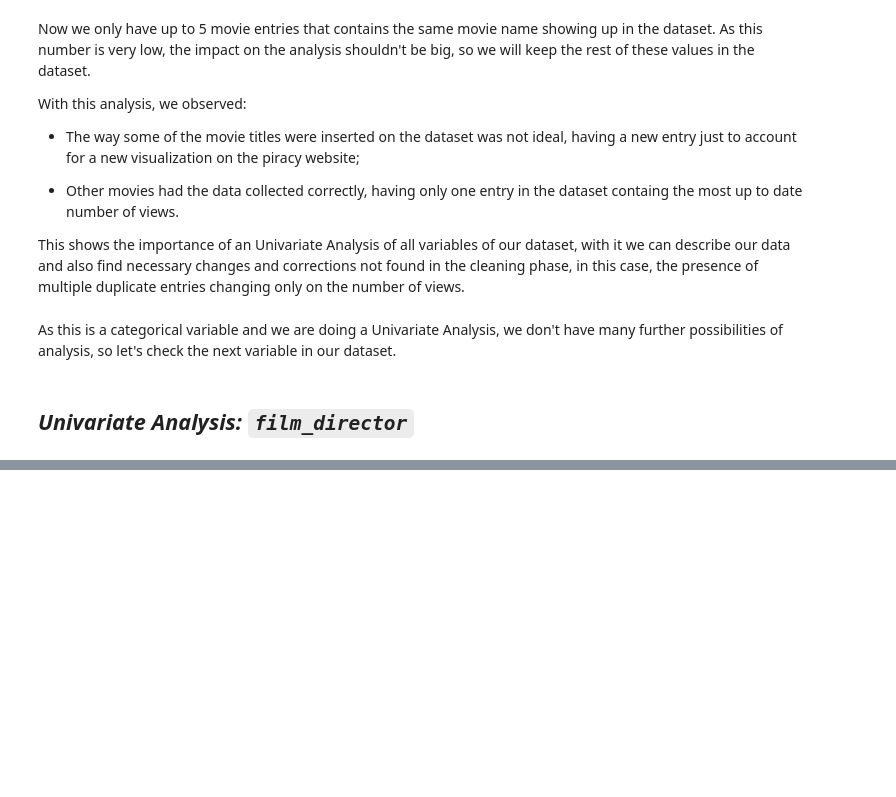
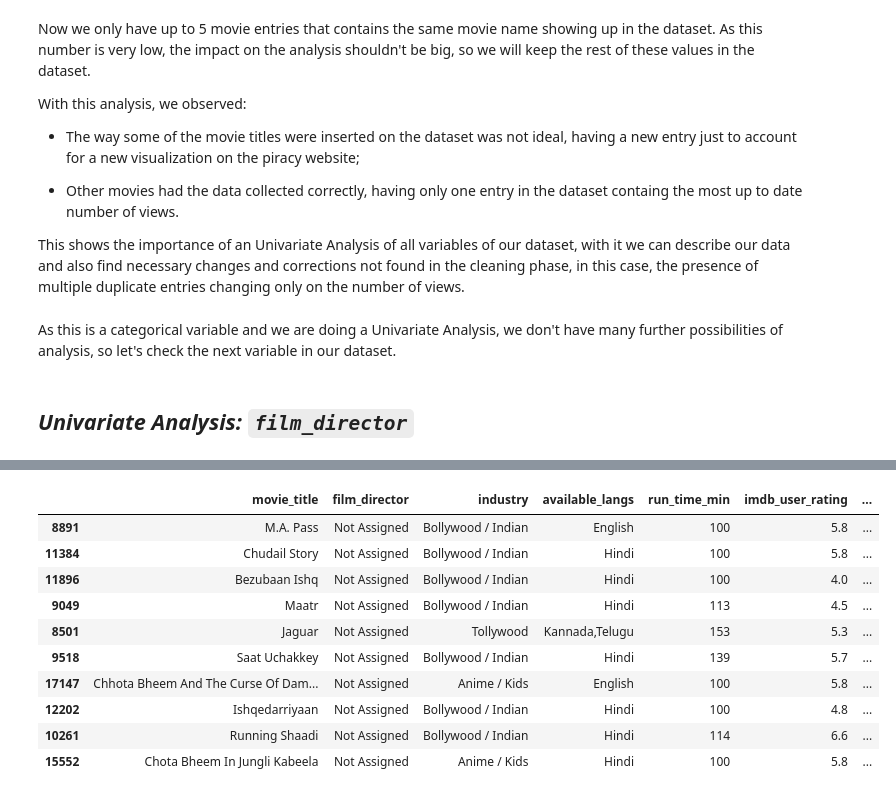
Before and after one commit to JoSEPHDev2022/EDA_Pirated_Movies, a Jupyter notebook: project/2_univariate_analysis.ipynb, the cells around one changed output, grey strips where cells are left out. Cells and saved outputs as stored; diff of their text form; code cells hidden in the pictures; blank space fills up the shorter version.

Commit message:
Univariate Analysis: film_director.

```diff
--- a/project/2_univariate_analysis.ipynb
+++ b/project/2_univariate_analysis.ipynb
@@ -255,0 +273,18 @@ As this is a categorical variable and we are doing a Univariate Analysis, we don
+# %%
+# Creating variable:
+no_director = pirated_films.query('film_director == "Not Assigned"')
+# %%
+# Checking some of the "Not Assigned" values:
+no_director.head(10)
+# %% [output]
+|  | movie_title | film_director | industry | available_langs | run_time_min | imdb_user_rating | ... |
+| 8891 | M.A. Pass | Not Assigned | Bollywood / Indian | English | 100 | 5.8 | ... |
+| 11384 | Chudail Story | Not Assigned | Bollywood / Indian | Hindi | 100 | 5.8 | ... |
+| 11896 | Bezubaan Ishq | Not Assigned | Bollywood / Indian | Hindi | 100 | 4.0 | ... |
+| 9049 | Maatr | Not Assigned | Bollywood / Indian | Hindi | 113 | 4.5 | ... |
+| 8501 | Jaguar | Not Assigned | Tollywood | Kannada,Telugu | 153 | 5.3 | ... |
+| 9518 | Saat Uchakkey | Not Assigned | Bollywood / Indian | Hindi | 139 | 5.7 | ... |
+| 17147 | Chhota Bheem And The Curse Of Dam... | Not Assigned | Anime / Kids | English | 100 | 5.8 | ... |
+| 12202 | Ishqedarriyaan | Not Assigned | Bollywood / Indian | Hindi | 100 | 4.8 | ... |
+| 10261 | Running Shaadi | Not Assigned | Bollywood / Indian | Hindi | 114 | 6.6 | ... |
+| 15552 | Chota Bheem In Jungli Kabeela | Not Assigned | Anime / Kids | Hindi | 100 | 5.8 | ... |
```
Also changed, not shown: parts of 15 cells of this notebook.
